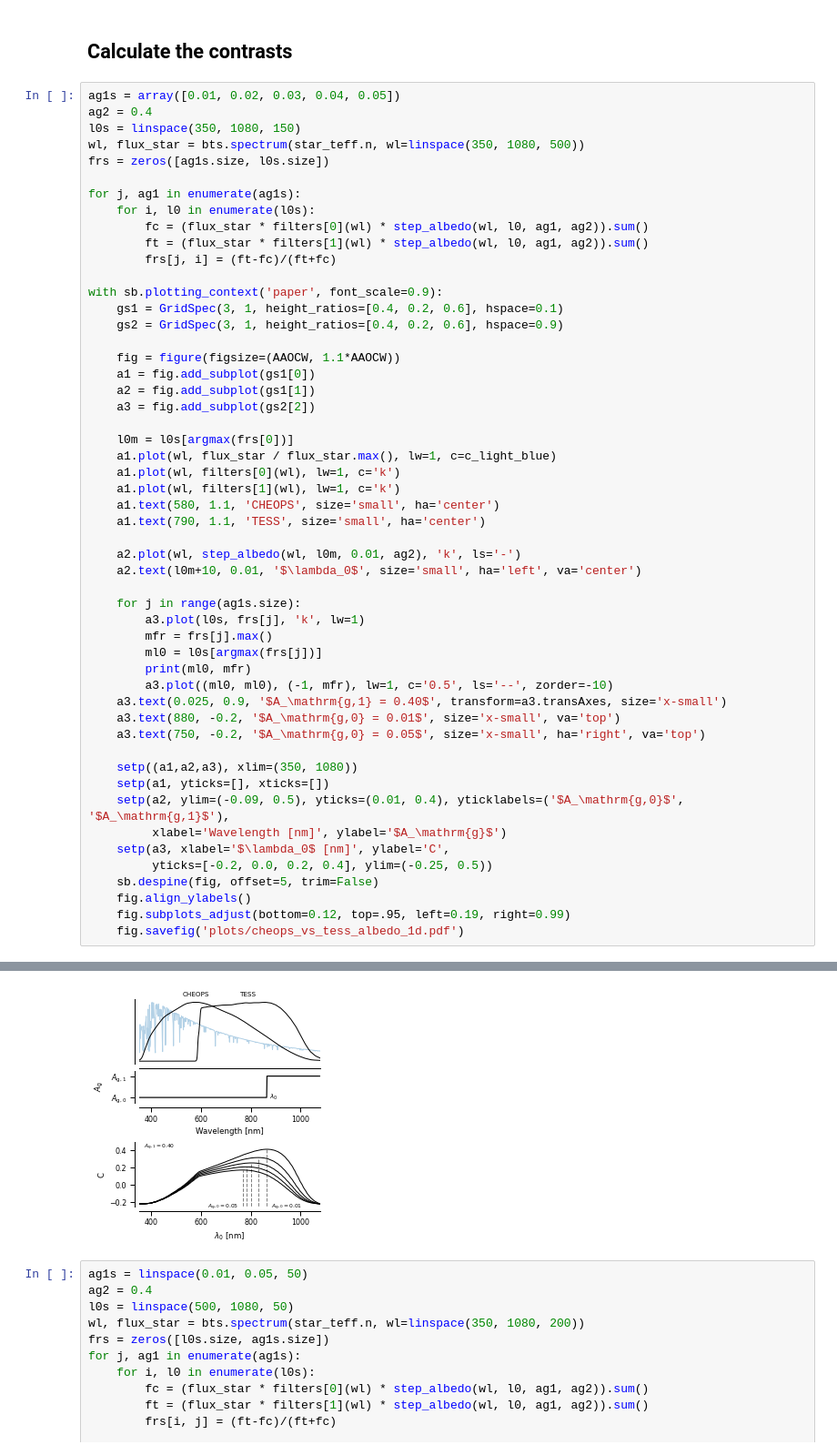
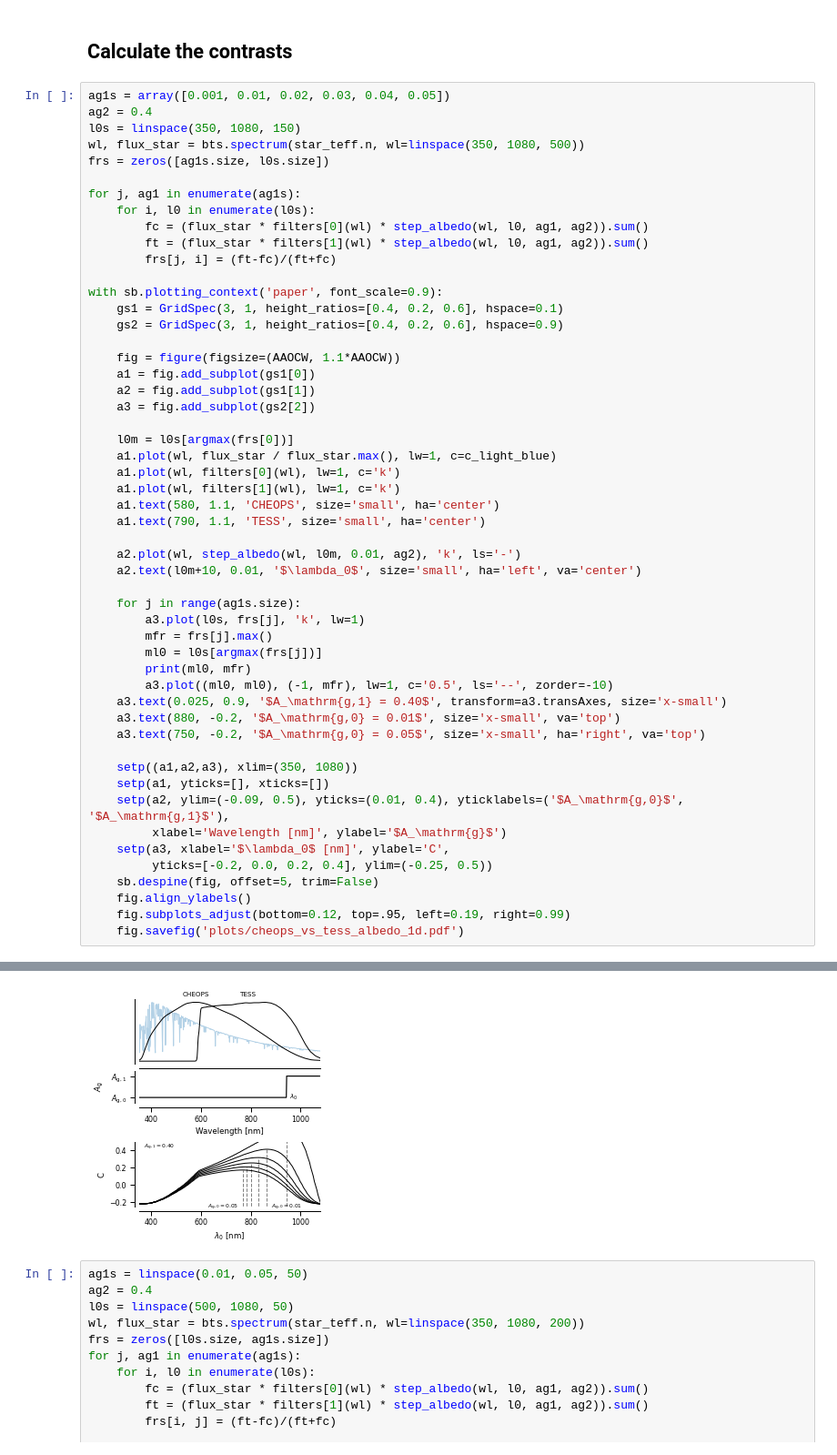
Before and after one commit to hpparvi/cheops_kelt_1, a Jupyter notebook: A3_chromatic_albedo_variation_test.ipynb, the cells around one changed output, grey strips where cells are left out. Shown: that part at 91% size. Saved outputs shown, nothing was run; the diff lists cells and outputs as text.

```diff
--- a/A3_chromatic_albedo_variation_test.ipynb
+++ b/A3_chromatic_albedo_variation_test.ipynb
@@ -194,7 +194,7 @@ with sb.plotting_context('paper', font_scale=0.9):
 # %% [markdown]
 ## Calculate the contrasts
 # %%
-ag1s = array([0.01, 0.02, 0.03, 0.04, 0.05])
+ag1s = array([0.001, 0.01, 0.02, 0.03, 0.04, 0.05])
 ag2 = 0.4
 l0s = linspace(350, 1080, 150)
 wl, flux_star = bts.spectrum(star_teff.n, wl=linspace(350, 1080, 500))
@@ -249,9 +250,9 @@ with sb.plotting_context('paper', font_scale=0.9):
 864.4295302013423 0.4139262600165664
 830.1342281879195 0.3178015042235956
 800.7382550335572 0.255779766847948
 781.1409395973155 0.20986321412258785
 766.4429530201343 0.17335972765374175
-[figure, old version]
+[figure, new version]
 # %%
 ag1s = linspace(0.01, 0.05, 50)
 ag2 = 0.4
```
Also changed, not shown: parts of 1 cell of this notebook, 1 other file.
